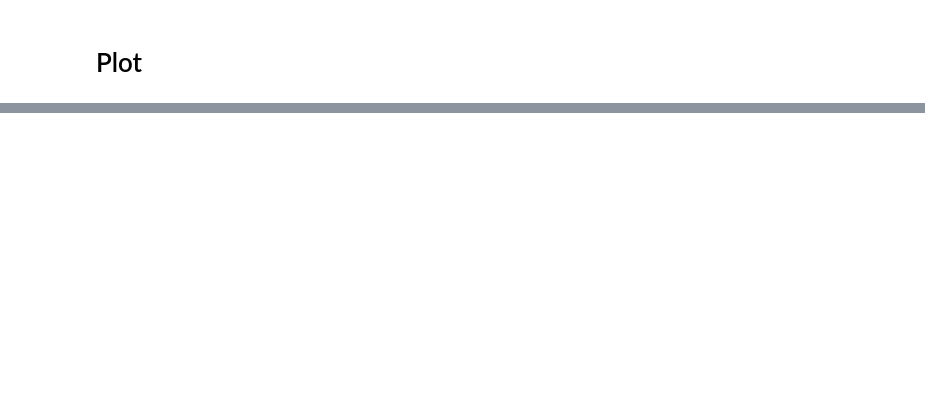
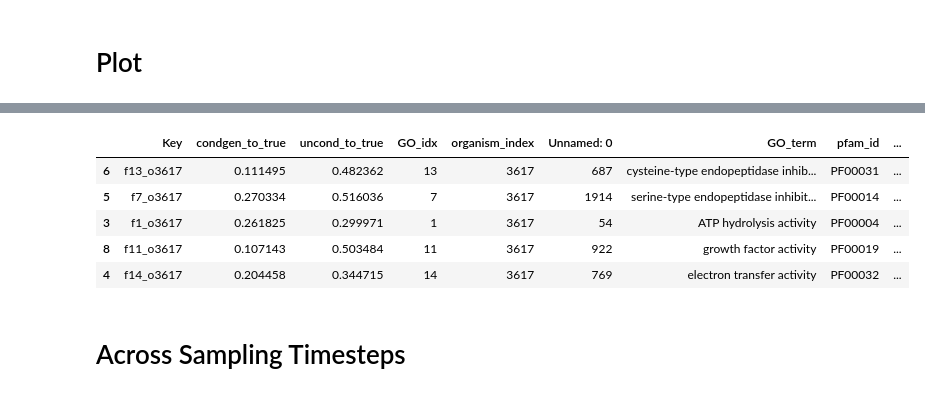
Before and after one commit to amyxlu/plaid-dev-distributed, a Jupyter notebook: notebooks/FIGURE_conditional_FID.ipynb, the cells around one changed output, grey strips where cells are left out. Cells and saved outputs as stored; diff of their text form; code cells hidden in the pictures; blank space fills up the shorter version.

```diff
--- a/notebooks/FIGURE_conditional_FID.ipynb
+++ b/notebooks/FIGURE_conditional_FID.ipynb
@@ -252,0 +260,9 @@ plt.legend()
+# %%
+combined_df.head()
+# %% [output]
+|  | Key | condgen_to_true | uncond_to_true | GO_idx | organism_index | Unnamed: 0 | GO_term | pfam_id | ... |
+| 6 | f13_o3617 | 0.111495 | 0.482362 | 13 | 3617 | 687 | cysteine-type endopeptidase inhib... | PF00031 | ... |
+| 5 | f7_o3617 | 0.270334 | 0.516036 | 7 | 3617 | 1914 | serine-type endopeptidase inhibit... | PF00014 | ... |
+| 3 | f1_o3617 | 0.261825 | 0.299971 | 1 | 3617 | 54 | ATP hydrolysis activity | PF00004 | ... |
+| 8 | f11_o3617 | 0.107143 | 0.503484 | 11 | 3617 | 922 | growth factor activity | PF00019 | ... |
+| 4 | f14_o3617 | 0.204458 | 0.344715 | 14 | 3617 | 769 | electron transfer activity | PF00032 | ... |
@@ -252,0 +271,2 @@ plt.legend()
+# %% [markdown]
+# Across Sampling Timesteps
```
Also changed, not shown: parts of 22 cells of this notebook, 4 other files.
